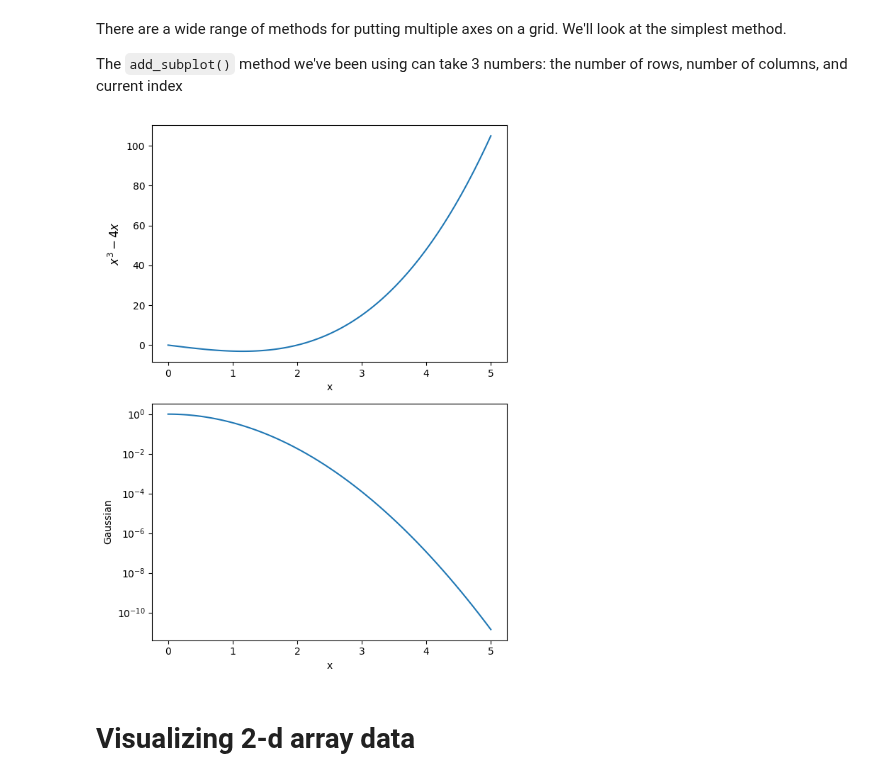
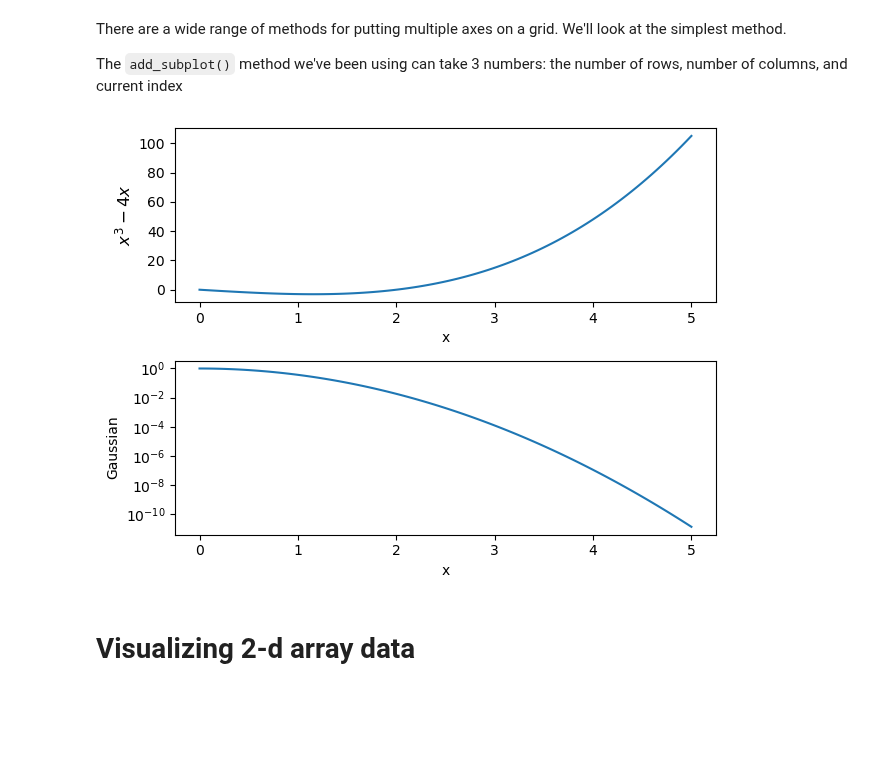
Before and after one commit to sbu-python-class/python-science, a Jupyter notebook: content/04-matplotlib/matplotlib-basics.ipynb, the cells around one changed output. Cells and saved outputs as stored; diff of their text form; code cells hidden in the pictures; blank space fills up the shorter version.

```diff
--- a/content/04-matplotlib/matplotlib-basics.ipynb
+++ b/content/04-matplotlib/matplotlib-basics.ipynb
@@ -146,29 +150,26 @@ The `add_subplot()` method we've been using can take 3 numbers: the number of ro
 # %%
 fig = plt.figure()
 
 ax1 = fig.add_subplot(211)
 
-x = np.linspace(0,5,100)
+x = np.linspace(0,5, 100)
 ax1.plot(x, x**3 - 4*x)
 ax1.set_xlabel("x")
 ax1.set_ylabel(r"$x^3 - 4x$", fontsize="large")
 
 ax2 = fig.add_subplot(212)
 
 ax2.plot(x, np.exp(-x**2))
 ax2.set_xlabel("x")
 ax2.set_ylabel("Gaussian")
 
 # log scale
 ax2.set_yscale("log")
 
-# set the figure size
-fig.set_size_inches(6, 8)
-
 # tight_layout() makes sure things don't overlap
 fig.tight_layout()
 # %% [output]
-[figure, old version]
+[figure, new version]
 # %% [markdown]
 # Visualizing 2-d array data
 # %% [markdown]
```
Also changed, not shown: parts of 9 cells of this notebook.
